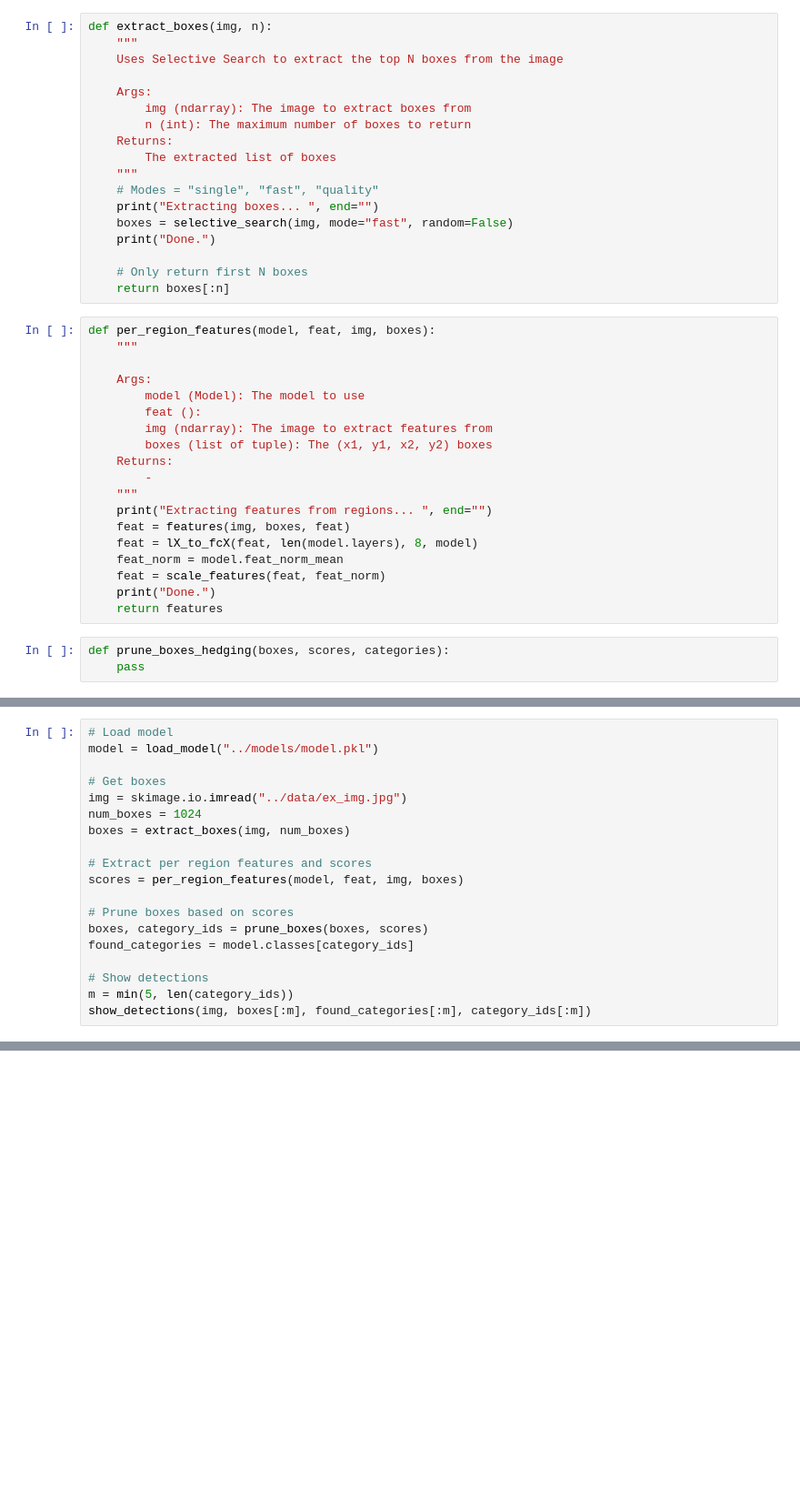
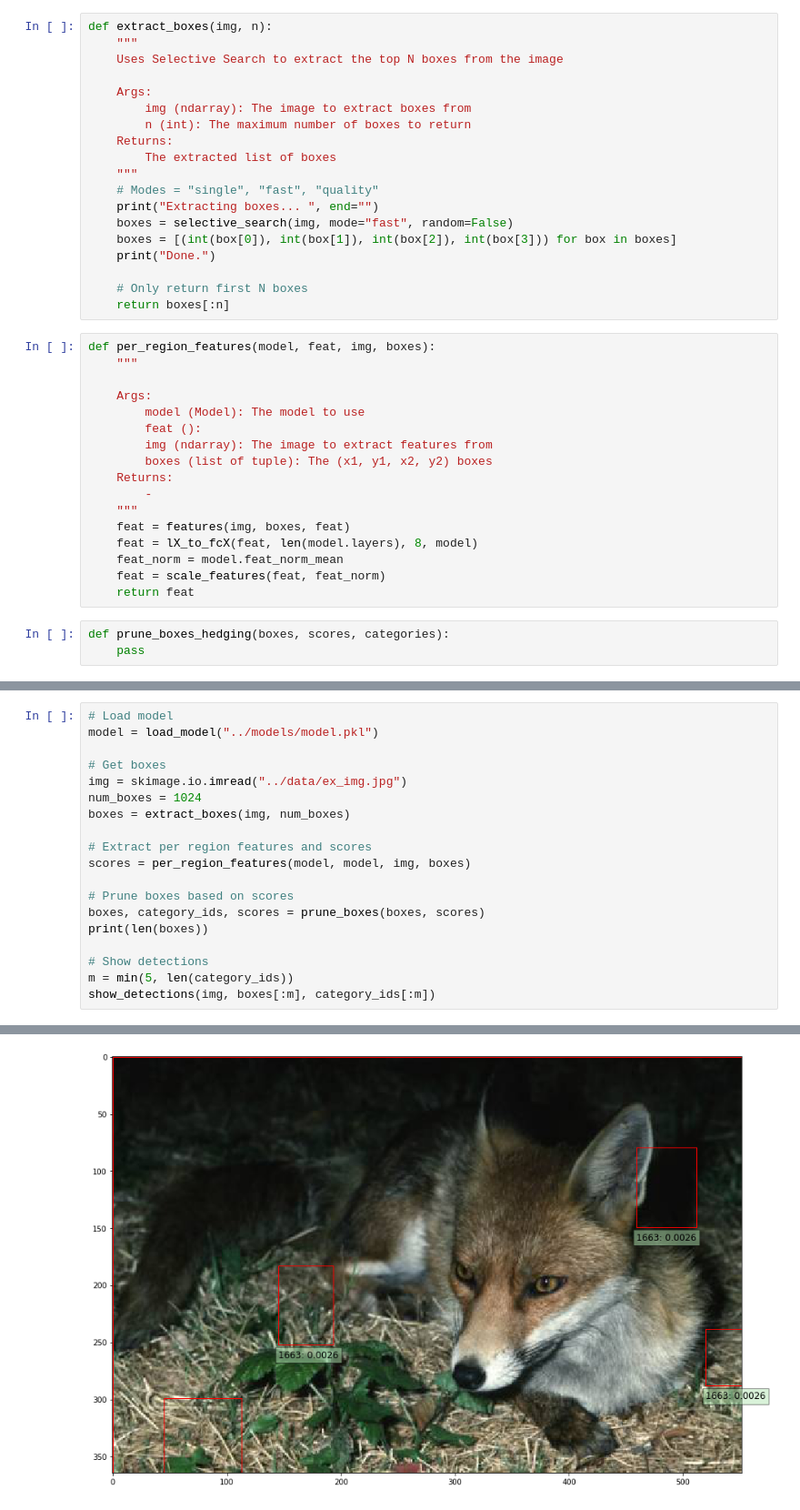
Before and after one commit to EricLeFort/PyLSDA, a Jupyter notebook: lsda-keras/src/Demo.ipynb, the cells around one changed output, grey strips where cells are left out. Shown at 91% size. Cells and saved outputs as stored; diff of their text form; blank space fills up the shorter version.

```diff
--- a/lsda-keras/src/Demo.ipynb
+++ b/lsda-keras/src/Demo.ipynb
@@ -68,6 +26,7 @@ def extract_boxes(img, n):
     # Modes = "single", "fast", "quality"
     print("Extracting boxes... ", end="")
     boxes = selective_search(img, mode="fast", random=False)
+    boxes = [(int(box[0]), int(box[1]), int(box[2]), int(box[3])) for box in boxes]
     print("Done.")
 
     # Only return first N boxes
@@ -84,13 +43,11 @@ def per_region_features(model, feat, img, boxes):
     Returns:
         -
     """
-    print("Extracting features from regions... ", end="")
     feat = features(img, boxes, feat)
     feat = lX_to_fcX(feat, len(model.layers), 8, model)
     feat_norm = model.feat_norm_mean
     feat = scale_features(feat, feat_norm)
-    print("Done.")
-    return features
+    return feat
 # %%
 def prune_boxes_hedging(boxes, scores, categories):
     pass
@@ -104,14 +105,14 @@ num_boxes = 1024
 boxes = extract_boxes(img, num_boxes)
 
 # Extract per region features and scores
-scores = per_region_features(model, feat, img, boxes)
+scores = per_region_features(model, model, img, boxes)
 
 # Prune boxes based on scores
-boxes, category_ids = prune_boxes(boxes, scores)
-found_categories = model.classes[category_ids]
+boxes, category_ids, scores = prune_boxes(boxes, scores)
+print(len(boxes))
 
 # Show detections
 m = min(5, len(category_ids))
-show_detections(img, boxes[:m], found_categories[:m], category_ids[:m])
+show_detections(img, boxes[:m], category_ids[:m])
 # %% [output]
 Extracting boxes... Done.
@@ -117,0 +125 @@ Extracting boxes... Done.
+[figure, added]
```
Also changed, not shown: parts of 4 cells of this notebook, 2 other files.
